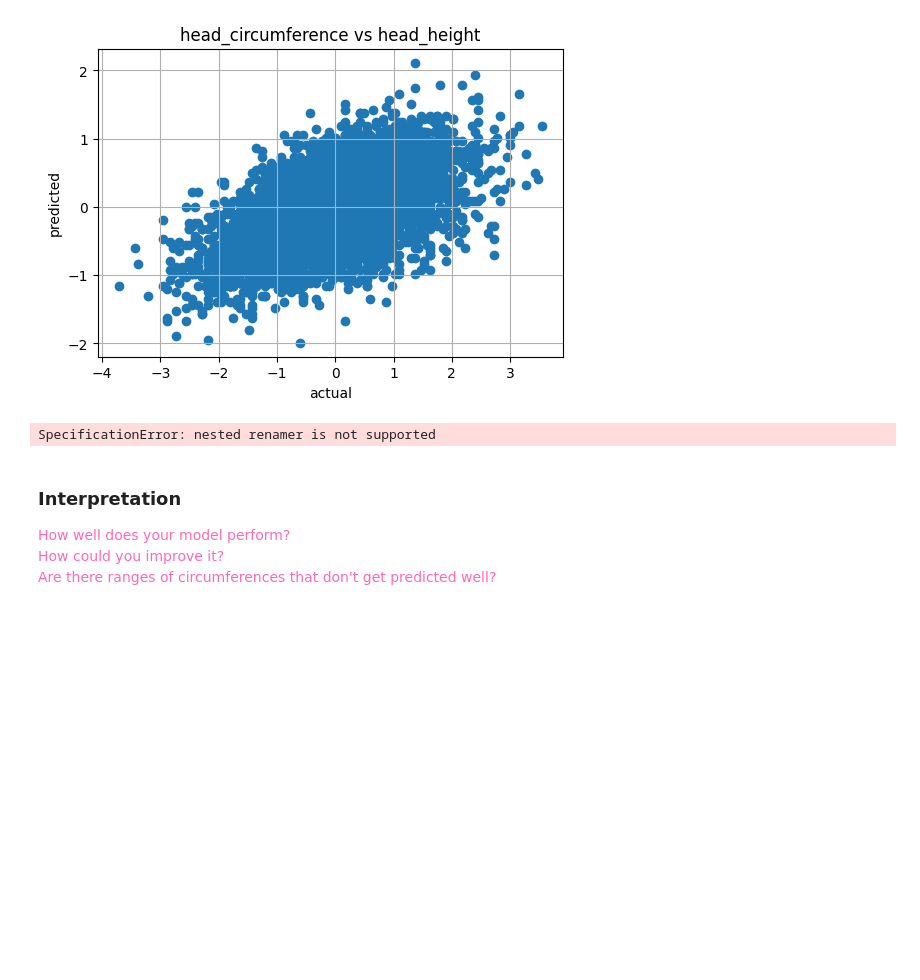
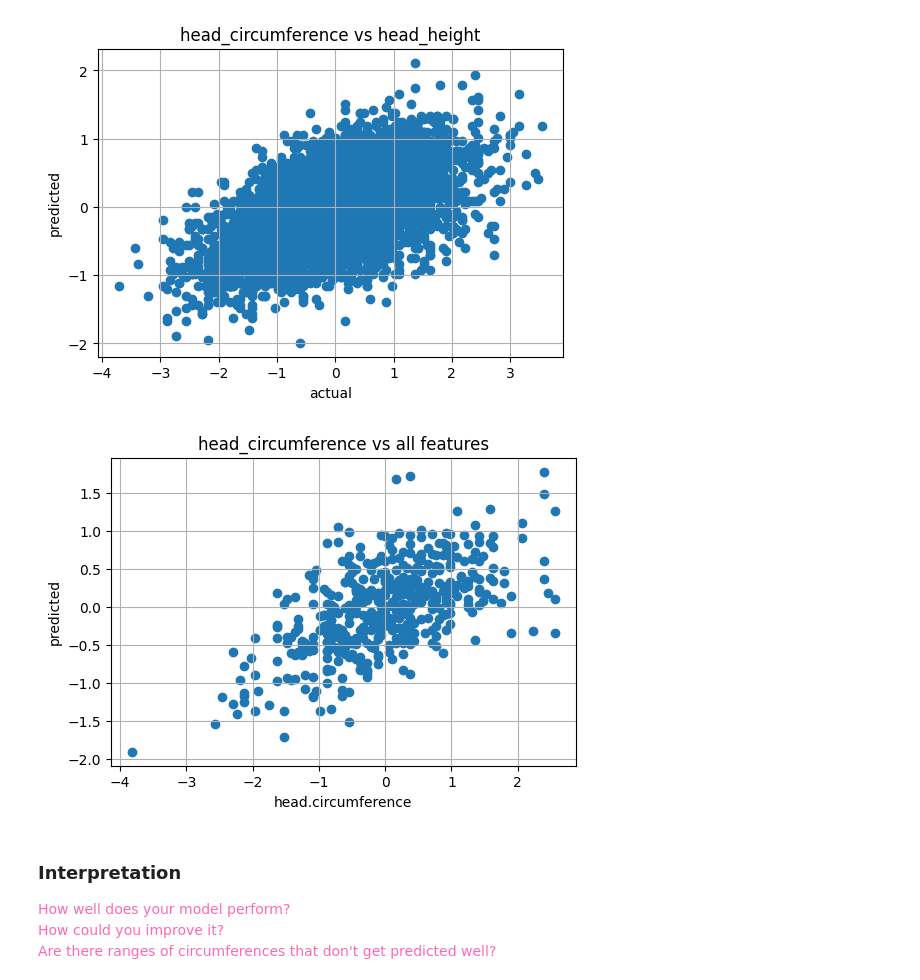
Before and after one commit to nevenarmanios-AIML/Homework06, a Jupyter notebook: Homework06.ipynb, the cells around one changed output. Cells and saved outputs as stored; diff of their text form; code cells hidden in the pictures; blank space fills up the shorter version.

```diff
--- a/Homework06.ipynb
+++ b/Homework06.ipynb
@@ -118,6 +118,10 @@ Don't forget to *encode* and *normalize* the data.
 
 ### Encode non-numerical features
 
+ansur_encoder = OrdinalEncoder()
+ansur_df["gender"] = ansur_encoder.fit_transform(ansur_df[["gender"]])
+
+print(ansur_df["gender"])
 ## 1. Print min, max, avg
 
 # for features in ansur_df:
@@ -127,10 +131,12 @@ Don't forget to *encode* and *normalize* the data.
 #     print(min(ansur_df[features]))
 #     print(sum(ansur_df[features])/len(ansur_df[features]))
 
+ansur_scaler = StandardScaler()
+
 ### Normalize all data
 copy = ansur_df.copy()
-ansur_meansurements = copy.drop(columns = ["gender"])
-ansur_df_normalize = pd.DataFrame(StandardScaler().fit_transform(ansur_meansurements), columns=ansur_meansurements.columns)
+ansur_meansurements = copy
+ansur_df_normalize = pd.DataFrame(ansur_scaler.fit_transform(ansur_meansurements), columns=ansur_meansurements.columns)
 # print(ansur_df_normalize)
 
 ## 2. Print Covariances
@@ -261,10 +267,11 @@ ansur_test_df = pd.json_normalize(ansur_test_data)
 
 ansur_test_encoded_df = ansur_test_df.copy()
 
-g_vals = ansur_df_normalize.transform(ansur_test_df[["gender"]])
+
+g_vals = ansur_encoder.transform(ansur_test_df[["gender"]])
 ansur_test_encoded_df[["gender"]] = g_vals
 
-# ansur_scaler = StandardScaler()
-ansur_test_scaled_df = ansur_scaler.transform(ansur_test_encoded_df)
+ansur_test_scaled_df = pd.DataFrame(
+    ansur_scaler.transform(ansur_test_encoded_df),
+    columns=ansur_test_encoded_df.columns
+)
-# %% [output]
-SpecificationError: nested renamer is not supported
@@ -277,3 +278,29 @@ SpecificationError: nested renamer is not supported
+# %%
+## Run model on test data
+
+
+all_features = ansur_test_scaled_df.drop(columns=["head.circumference"])
+head_circumference_only = ansur_test_scaled_df["head.circumference"]
+
+
+regModel = LinearRegression()
+regModel.fit(all_features, head_circumference_only)
+
+## Measure error on test data
+predicted_quality = regModel.predict(all_features)
+regression_error(predicted_quality, head_circumference_only)
+
+## Plot predictions and interpret results
+
+plt.figure(figsize=(6,4))
+plt.scatter(head_circumference_only, predicted_quality)
+plt.xlabel("head.circumference")
+plt.ylabel("predicted")
+plt.title("head_circumference vs all features")
+plt.grid(True)
+plt.show()
+# %% [output]
+[figure, added]
 # %% [markdown]
 ### Interpretation
 
```
Also changed, not shown: parts of 2 cells of this notebook.
